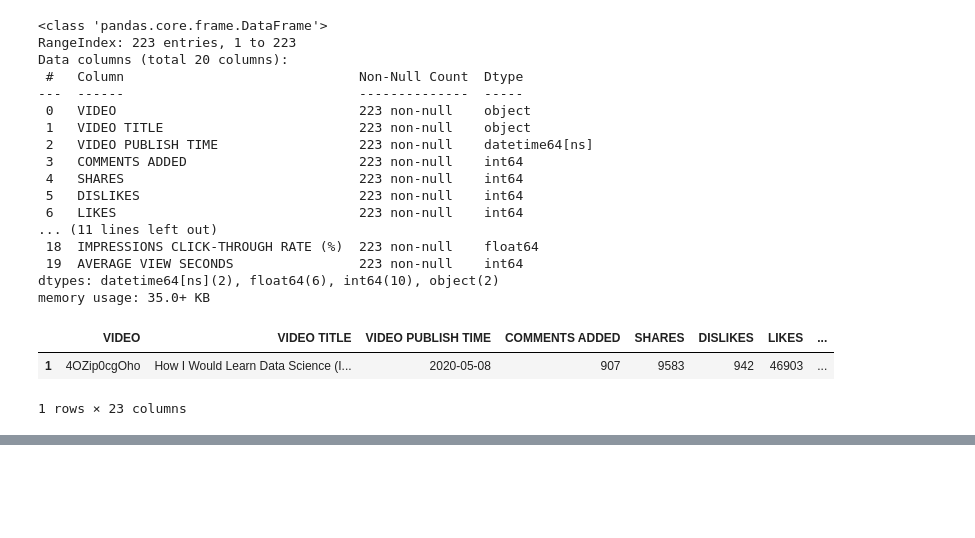
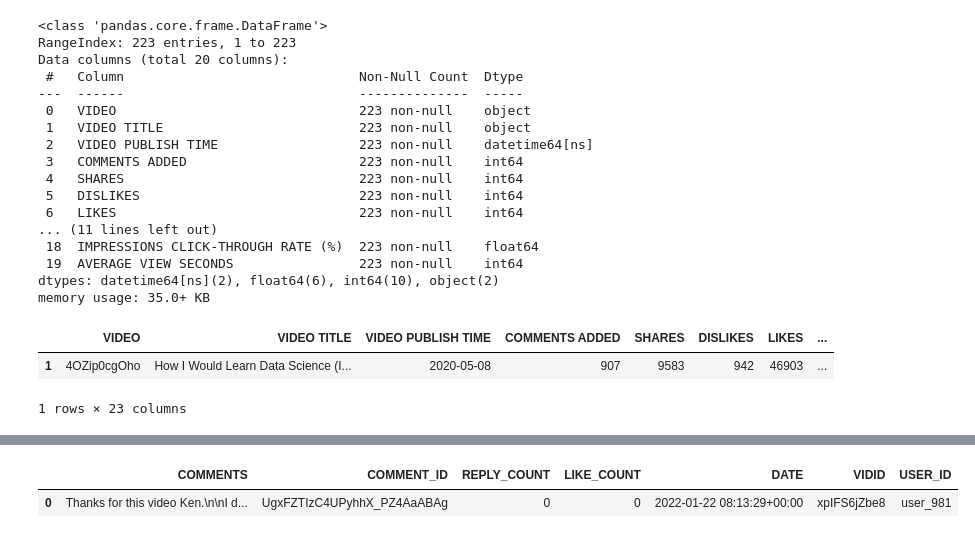
Before and after one commit to andazi/goal-data-science, a Jupyter notebook: deployed apps/project 2/youtube dashbord.ipynb, the cells around one changed output, grey strips where cells are left out. Saved outputs shown, nothing was run; the diff lists cells and outputs as text; code cells hidden in the pictures; blank space fills up the shorter version.

```diff
--- a/deployed apps/project 2/youtube dashbord.ipynb
+++ b/deployed apps/project 2/youtube dashbord.ipynb
@@ -698,0 +221,7 @@ df_vid.duplicated().sum() # no duplicates
+# %%
+df_com['DATE'] = pd.to_datetime(df_com['DATE'])
+# %%
+df_com.head(1)
+# %% [output]
+|  | COMMENTS | COMMENT_ID | REPLY_COUNT | LIKE_COUNT | DATE | VIDID | USER_ID |
+| 0 | Thanks for this video Ken.\n\nI d... | UgxFZTIzC4UPyhhX_PZ4AaABAg | 0 | 0 | 2022-01-22 08:13:29+00:00 | xpIFS6jZbe8 | user_981 |
```
Also changed, not shown: parts of 19 cells of this notebook, 1 other file.
